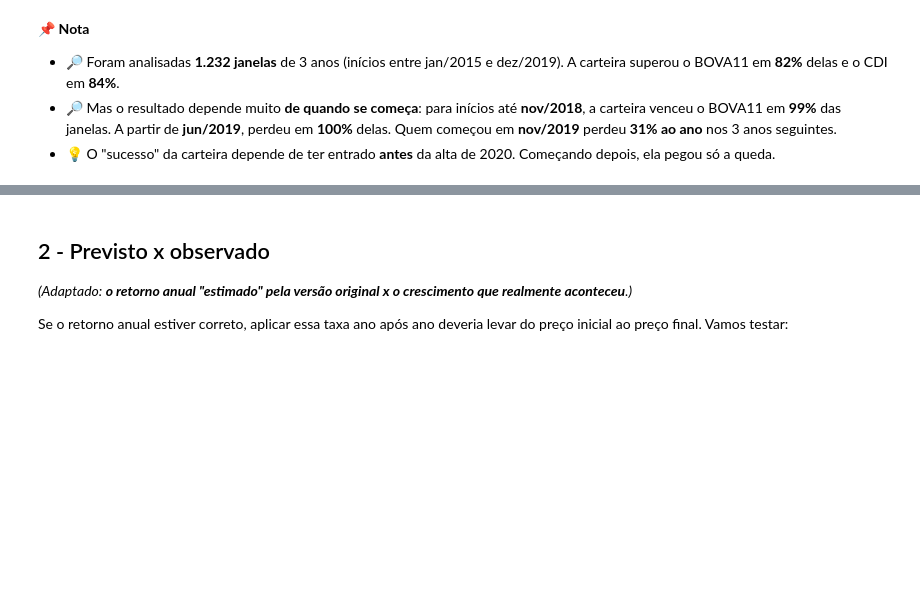
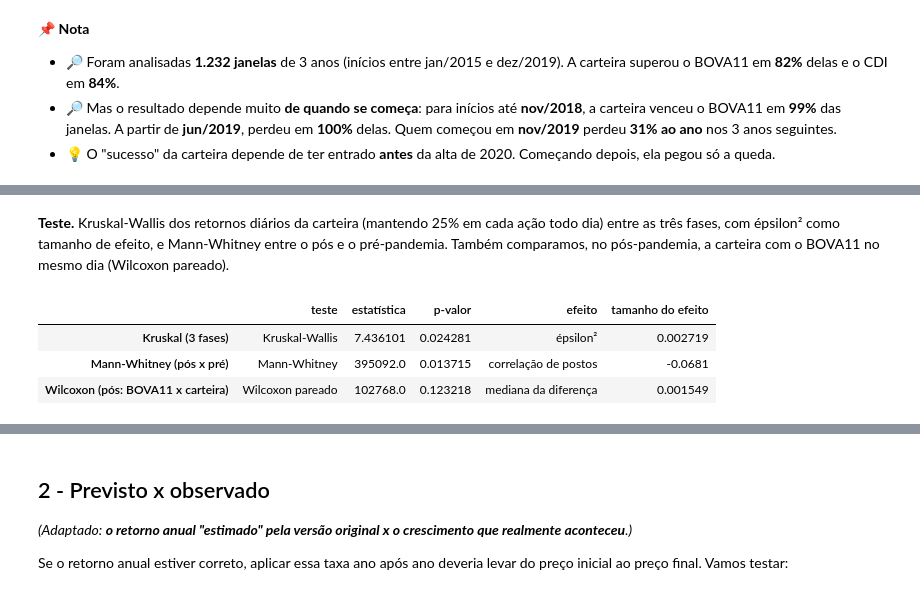
Before and after one commit to RafaelSilva89/Analise_do_Comportamento_da_Carteira_de_Acoes-Financas_parte_1, a Jupyter notebook: Notebooks/Análise do Comportamento da Carteira de Ações - Finanças parte 1 - v2.ipynb, the cells around one changed output, grey strips where cells are left out. Drawn from its saved outputs; the diff is of its cells as text; code cells hidden in the pictures; blank space fills up the shorter version.

```diff
--- a/Notebooks/Análise do Comportamento da Carteira de Ações - Finanças parte 1 - v2.ipynb
+++ b/Notebooks/Análise do Comportamento da Carteira de Ações - Finanças parte 1 - v2.ipynb
@@ -856,0 +978,18 @@ O BOVA11 superou o CDI em      82% das janelas
+# %% [markdown]
+**Teste.** Kruskal-Wallis dos retornos diários da carteira (mantendo 25% em cada ação todo dia) entre as três fases, com épsilon² como tamanho de efeito, e Mann-Whitney entre o pós e o pré-pandemia. Também comparamos, no pós-pandemia, a carteira com o BOVA11 no mesmo dia (Wilcoxon pareado).
+# %%
+retornos_2025 = precos_2025[ACOES_2025 + ['BOVA']].pct_change().dropna()
+carteira_diaria = retornos_2025[ACOES_2025].mean(axis=1)   # 25% em cada ação, todos os dias
+fase_diaria = fase.reindex(carteira_diaria.index)
+pos = fase_diaria == 'Pós-pandemia'
+
+pd.DataFrame({
+    'Kruskal (3 fases)': teste_kruskal(carteira_diaria, fase_diaria),
+    'Mann-Whitney (pós x pré)': teste_mann_whitney(carteira_diaria[pos], carteira_diaria[fase_diaria == 'Pré-pandemia']),
+    'Wilcoxon (pós: BOVA11 x carteira)': teste_wilcoxon(carteira_diaria[pos], retornos_2025.loc[pos, 'BOVA']),
+}).T
+# %% [output]
+|  | teste | estatística | p-valor | efeito | tamanho do efeito |
+| Kruskal (3 fases) | Kruskal-Wallis | 7.436101 | 0.024281 | épsilon² | 0.002719 |
+| Mann-Whitney (pós x pré) | Mann-Whitney | 395092.0 | 0.013715 | correlação de postos | -0.0681 |
+| Wilcoxon (pós: BOVA11 x carteira) | Wilcoxon pareado | 102768.0 | 0.123218 | mediana da diferença | 0.001549 |
```
Also changed, not shown: parts of 20 cells of this notebook, 12 other files.
